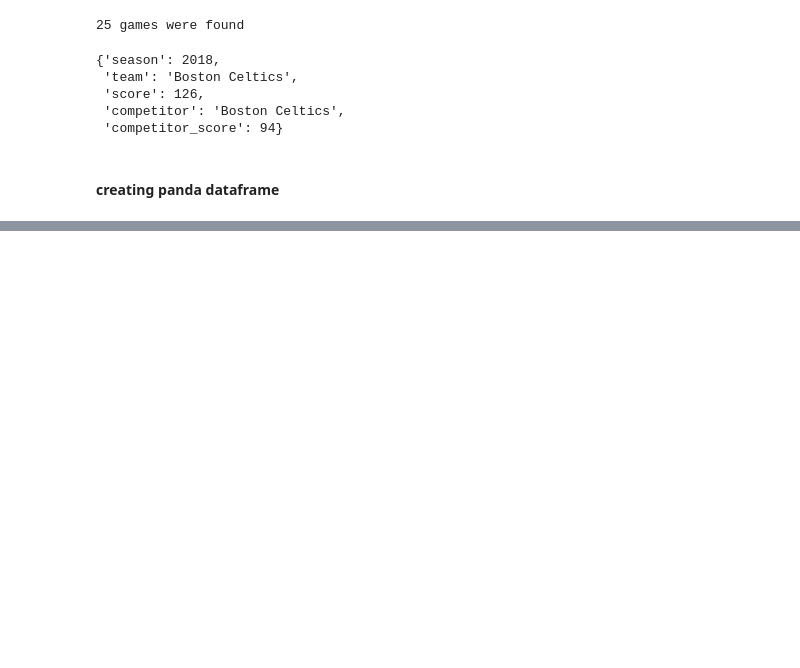
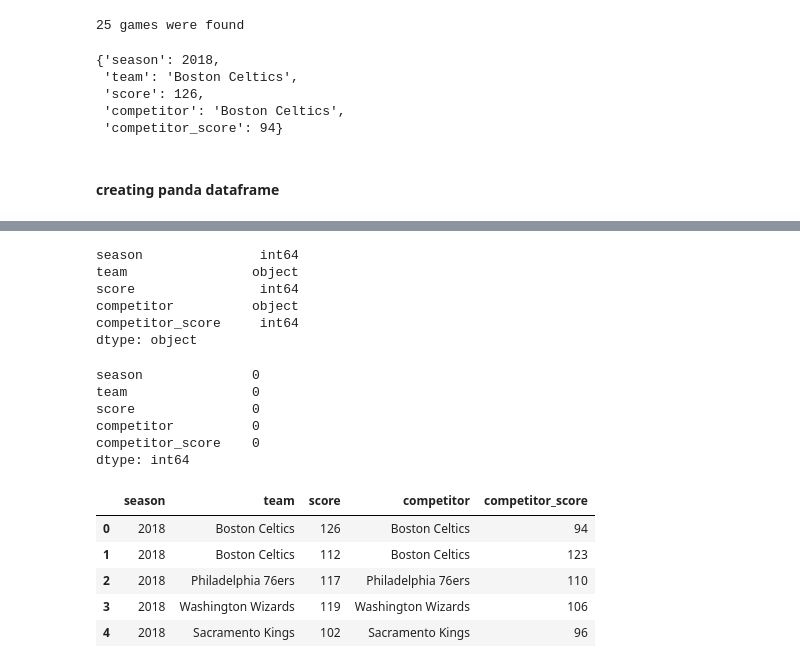
Before and after one commit to zlka/data-manipulation, a Jupyter notebook: nba_data.ipynb, the cells around one changed output, grey strips where cells are left out. Saved outputs shown, nothing was run; the diff lists cells and outputs as text; code cells hidden in the pictures; blank space fills up the shorter version.

```diff
--- a/nba_data.ipynb
+++ b/nba_data.ipynb
@@ -45,0 +48,27 @@ FileNotFoundError: [Errno 2] No such file or directory: 'data/nba_games.csv'
+# %%
+Games.dtypes
+# %% [output]
+season               int64
+team                object
+score                int64
+competitor          object
+competitor_score     int64
+dtype: object
+# %%
+Games.isna().sum()
+# %% [output]
+season              0
+team                0
+score               0
+competitor          0
+competitor_score    0
+dtype: int64
+# %%
+Games.head()
+# %% [output]
+|  | season | team | score | competitor | competitor_score |
+| 0 | 2018 | Boston Celtics | 126 | Boston Celtics | 94 |
+| 1 | 2018 | Boston Celtics | 112 | Boston Celtics | 123 |
+| 2 | 2018 | Philadelphia 76ers | 117 | Philadelphia 76ers | 110 |
+| 3 | 2018 | Washington Wizards | 119 | Washington Wizards | 106 |
+| 4 | 2018 | Sacramento Kings | 102 | Sacramento Kings | 96 |
```
Also changed, not shown: parts of 6 cells of this notebook.
